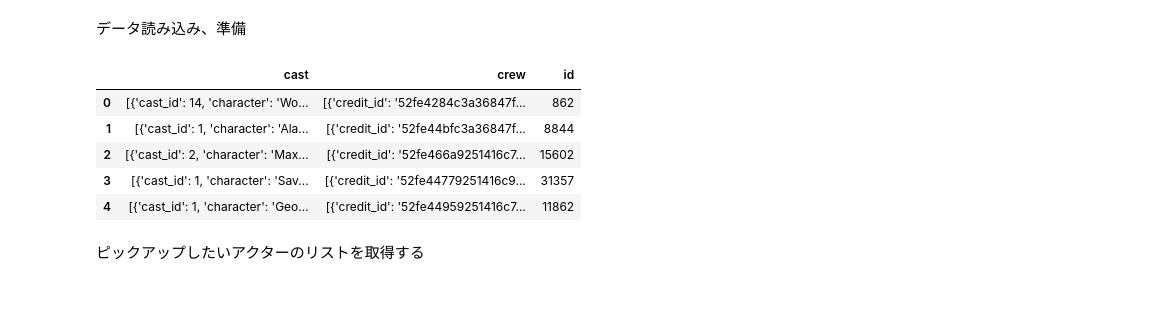
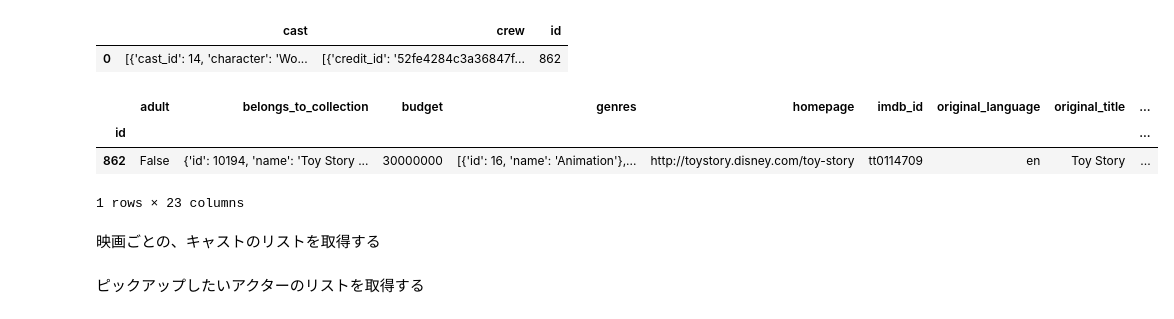
Before and after one commit to gci-team4/movie_yukie, a Jupyter notebook: makenetwork.ipynb, the cells around one changed output. Drawn from its saved outputs; the diff is of its cells as text; code cells hidden in the pictures.

```diff
--- a/makenetwork.ipynb
+++ b/makenetwork.ipynb
@@ -8,8 +8,10 @@ from matplotlib.pylab import plt
 import itertools
 import community
 %matplotlib inline
-# %% [markdown]
-データ読み込み、準備
 # %%
 #a = pd.read_csv("./the-movies-dataset/credits.csv")
 credits = pd.read_csv("./the-movies-dataset/credits.csv")
+actors = pd.read_csv("./actors.csv")
+metadata = pd.read_csv("./the-movies-dataset/movies_metadata.csv")
+metadata_set_index = metadata.set_index('id')
+actors_set_index = actors.set_index('credit_id')
@@ -16,3 +21,17 @@ credits = pd.read_csv("./the-movies-dataset/credits.csv")
+# %%
+credits.head(1)
+# %% [output]
+|  | cast | crew | id |
+| 0 | [{'cast_id': 14, 'character': 'Wo... | [{'credit_id': '52fe4284c3a36847f... | 862 |
+# %%
+metadata_set_index.head(1)
+# %% [output]
+|  | adult | belongs_to_collection | budget | genres | homepage | imdb_id | original_language | original_title | ... |
+| id |  |  |  |  |  |  |  |  | ... |
+| 862 | False | {'id': 10194, 'name': 'Toy Story ... | 30000000 | [{'id': 16, 'name': 'Animation'},... | http://toystory.disney.com/toy-story | tt0114709 | en | Toy Story | ... |
+1 rows × 23 columns
+# %% [markdown]
+映画ごとの、キャストのリストを取得する
 # %%
 ## データフレーム中のstringをキャスト(dict型)のリストに変換する
 def make_list_from_str(string):
@@ -24,15 +43,6 @@ def make_list_from_str(string):
 # %%
 credits.cast = credits.cast.map(make_list_from_str)
 credits.crew = credits.crew.map(make_list_from_str)
-# %%
-credits.head()
-# %% [output]
-|  | cast | crew | id |
-| 0 | [{'cast_id': 14, 'character': 'Wo... | [{'credit_id': '52fe4284c3a36847f... | 862 |
-| 1 | [{'cast_id': 1, 'character': 'Ala... | [{'credit_id': '52fe44bfc3a36847f... | 8844 |
-| 2 | [{'cast_id': 2, 'character': 'Max... | [{'credit_id': '52fe466a9251416c7... | 15602 |
-| 3 | [{'cast_id': 1, 'character': 'Sav... | [{'credit_id': '52fe44779251416c9... | 31357 |
-| 4 | [{'cast_id': 1, 'character': 'Geo... | [{'credit_id': '52fe44959251416c7... | 11862 |
 # %%
 movies_cast_list = credits["cast"].tolist()
 # %%
```
Also changed, not shown: parts of 12 cells of this notebook.
